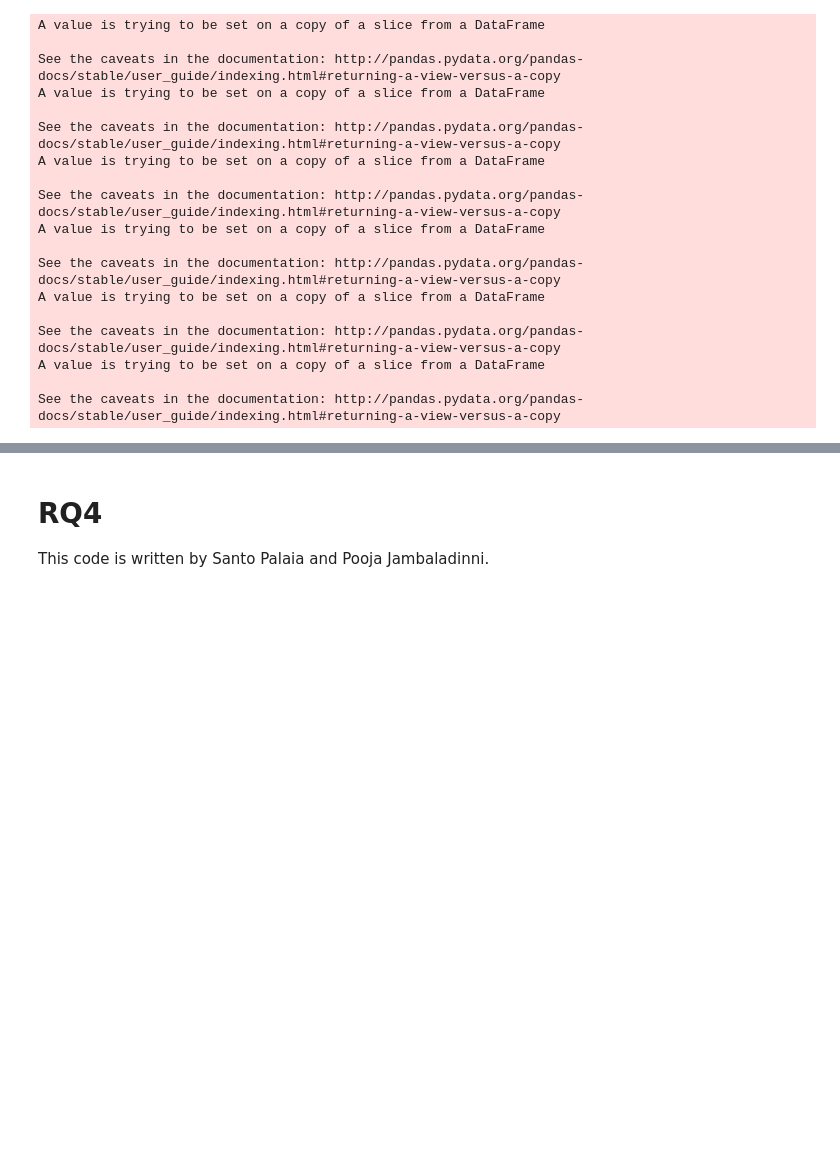
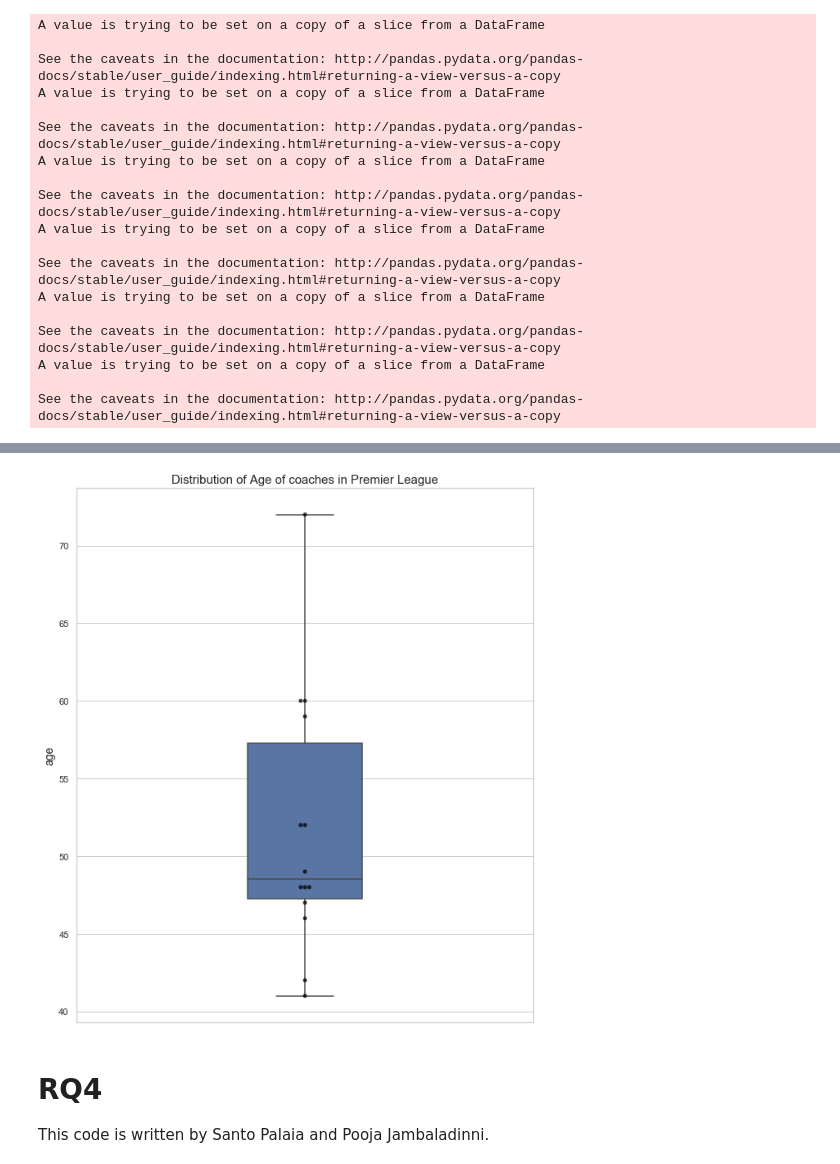
Before and after one commit to santiagoparaella/ADM-HW2, a Jupyter notebook: main.ipynb, the cells around one changed output, grey strips where cells are left out. Drawn from its saved outputs; the diff is of its cells as text; code cells hidden in the pictures; blank space fills up the shorter version.

```diff
--- a/main.ipynb
+++ b/main.ipynb
@@ -489,0 +784,6 @@ See the caveats in the documentation: http://pandas.pydata.org/pandas-docs/stabl
+# %%
+#drop the rows with empty date of birth values
+df_merge_col = df_merge_col.dropna(axis = 0, how ='any')
+# %%
+#convert the birthdate datatype to datetime for calculation of age
+df_merge_col['birthdate_datetime'] = pd.to_datetime(df_merge_col.birthDate, infer_datetime_format=True)
@@ -489,0 +808,3 @@ See the caveats in the documentation: http://pandas.pydata.org/pandas-docs/stabl
+# %%
+#calculate the age of coaches
+df_merge_col['age'] = ((pd.to_datetime('today') - df_merge_col['birthdate_datetime'])/365).dt.days
@@ -489,0 +847,3 @@ See the caveats in the documentation: http://pandas.pydata.org/pandas-docs/stabl
+# %%
+#sort the columns in ascending order of age
+df_age_sorted = df_merge_col.sort_values(by='age', ascending=True)
@@ -489,0 +892,12 @@ See the caveats in the documentation: http://pandas.pydata.org/pandas-docs/stabl
+# %%
+plt.figure(figsize=(10,12))
+sns.set(style="whitegrid")
+#creating a boxplot using seaborn
+ax = sns.boxplot(y = df_age_sorted['age'], width=0.25)
+ax.axes.set_title("Distribution of Age of coaches in Premier League",
+                    fontsize=15)
+ax.set_ylabel("Age", fontsize=14)
+#creating a swarmplot using seaborn
+bx = sns.swarmplot(y = df_age_sorted['age'],color='black',alpha=0.75)
+# %% [output]
+[figure, added]
```
Also changed, not shown: parts of 158 cells of this notebook.
